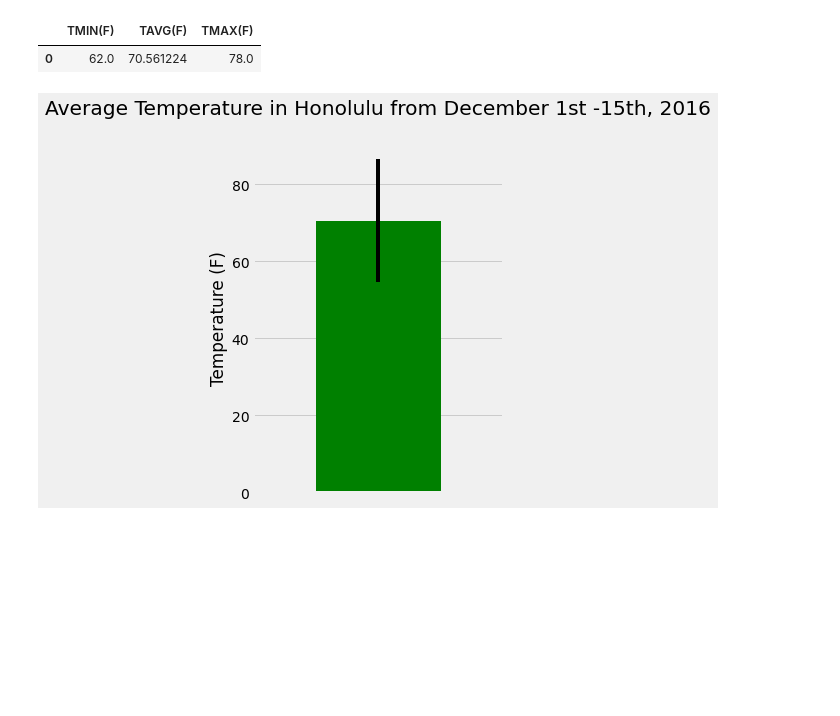
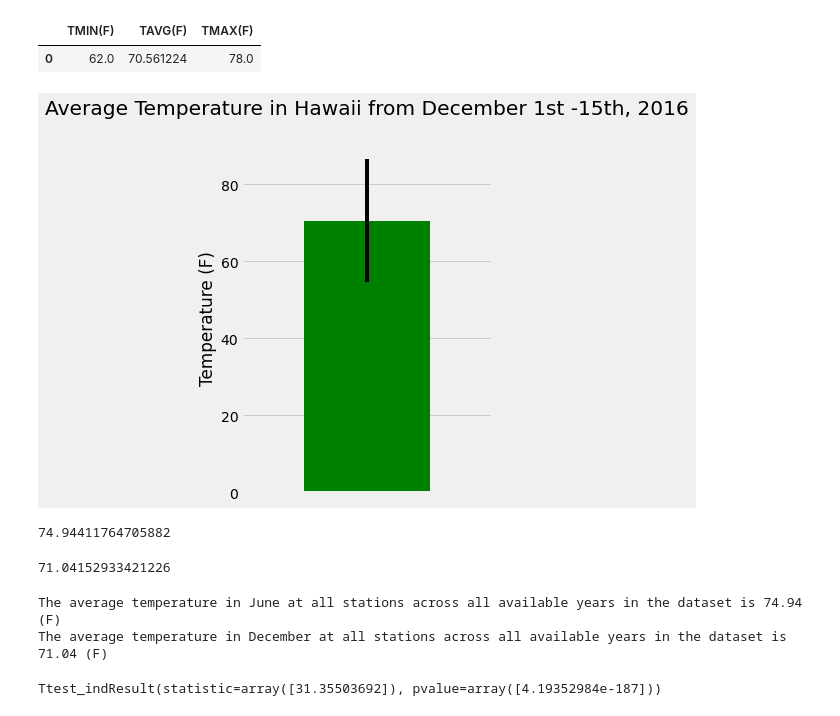
Before and after one commit to susanquiros/sqlalchemy-challenge, a Jupyter notebook: climate_starter.ipynb, the cells around one changed output. Saved outputs shown, nothing was run; the diff lists cells and outputs as text; code cells hidden in the pictures; blank space fills up the shorter version.

```diff
--- a/climate_starter.ipynb
+++ b/climate_starter.ipynb
@@ -207,18 +208,51 @@ trip_df
 # %%
 # Plot the results from your previous query as a bar chart.
 # Use "Trip Avg Temp" as your Title
 # Use the average temperature for the y value
 # Use the peak-to-peak (tmax-tmin) value as the y error bar (yerr)
 
 #plotting the bar chart
 trip_df.plot.bar(y="TAVG(F)", yerr=(trip_df['TMAX(F)'] - trip_df['TMIN(F)']) , figsize=(4,6), color='green')
-plt.title('Average Temperature in Honolulu from December 1st -15th, 2016\n')
+plt.title('Average Temperature in Hawaii from December 1st -15th, 2016\n')
 plt.ylabel('Temperature (F)')
 plt.gca().legend_.remove()
 plt.xticks([])
 plt.xticks(np.arange(1,1.0))
 #plt.savefig('Images/Trip_Avg_Temp.png',bbox_inches = 'tight')
 plt.tight_layout
 plt.show()
 # %% [output]
-[figure, old version]
+[figure, new version]
+# %%
+# Tempature Analysis I
+# Average temperature in June at all stations across all available years in the dataset
+june_avg_temperature = session.query(func.avg(Measurement.tobs)).filter(func.strftime('%m', Measurement.date) == '06').all()
+june_avg_temperature  = np.ravel(june_avg_temperature)[0]
+june_avg_temperature
+# %% [output]
+74.94411764705882
+# %%
+# Average temperature in December at all stations across all available years in the dataset
+december_avg_temperature = session.query(func.avg(Measurement.tobs)).filter(func.strftime('%m', Measurement.date) == '12').all()
+december_avg_temperature = np.ravel(december_avg_temperature)[0]
+december_avg_temperature
+# %% [output]
+71.04152933421226
+# %%
+#Printing the results
+print (f'The average temperature in June at all stations across all available years in the dataset is {round(june_avg_temperature ,2)} (F)')
+print (f'The average temperature in December at all stations across all available years in the dataset is {round(december_avg_temperature,2)} (F)')
+# %% [output]
+The average temperature in June at all stations across all available years in the dataset is 74.94 (F)
+The average temperature in December at all stations across all available years in the dataset is 71.04 (F)
+# %%
+# Use the t-test to determine whether the difference in the means, if any, is statistically significant
+# June
+june_temps = session.query(Measurement.tobs).filter(func.strftime("%m", Measurement.date) == '06').all()
+# December
+december_temps = session.query(Measurement.tobs).filter(func.strftime("%m", Measurement.date) == '12').all()
+
+# T Test
+stats.ttest_ind(june_temps, december_temps, equal_var=False)
+# %% [output]
+Ttest_indResult(statistic=array([31.35503692]), pvalue=array([4.19352984e-187]))
```
Also changed, not shown: parts of 8 cells of this notebook.
